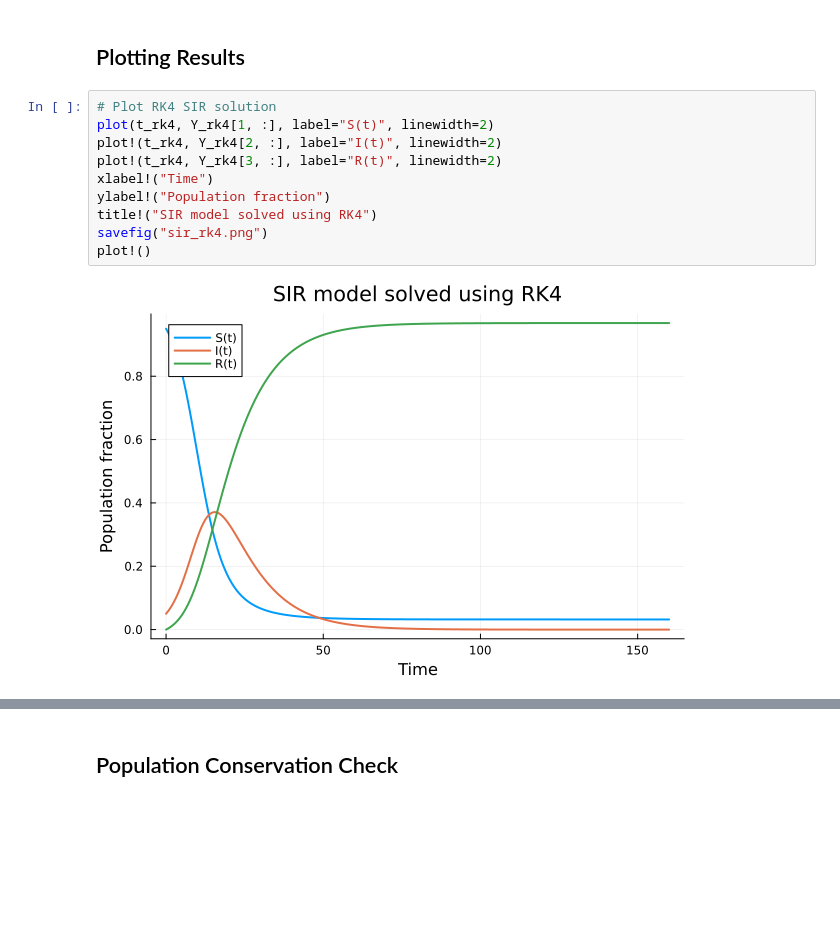
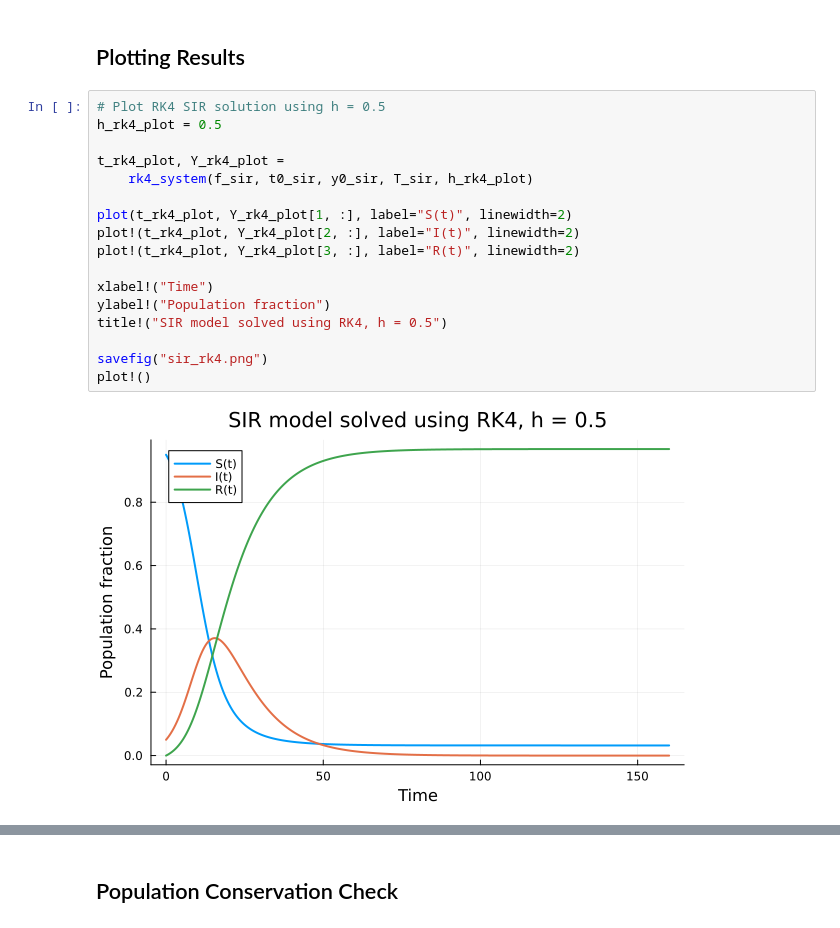
Before and after one commit to james-anders0n/MATH2064-ODE-Project, a Jupyter notebook: Final code for assignment.ipynb, the cells around one changed output, grey strips where cells are left out. Saved outputs shown, nothing was run; the diff lists cells and outputs as text; blank space fills up the shorter version.

```diff
--- a/Final code for assignment.ipynb
+++ b/Final code for assignment.ipynb
@@ -366,15 +382,22 @@ t_rk4, Y_rk4 = rk4_system(f_sir, t0_sir, y0_sir, T_sir, h_sir)
 # %% [markdown]
 ## Plotting Results
 # %%
-# Plot RK4 SIR solution
-plot(t_rk4, Y_rk4[1, :], label="S(t)", linewidth=2)
-plot!(t_rk4, Y_rk4[2, :], label="I(t)", linewidth=2)
-plot!(t_rk4, Y_rk4[3, :], label="R(t)", linewidth=2)
+# Plot RK4 SIR solution using h = 0.5
+h_rk4_plot = 0.5
+
+t_rk4_plot, Y_rk4_plot =
+    rk4_system(f_sir, t0_sir, y0_sir, T_sir, h_rk4_plot)
+
+plot(t_rk4_plot, Y_rk4_plot[1, :], label="S(t)", linewidth=2)
+plot!(t_rk4_plot, Y_rk4_plot[2, :], label="I(t)", linewidth=2)
+plot!(t_rk4_plot, Y_rk4_plot[3, :], label="R(t)", linewidth=2)
+
 xlabel!("Time")
 ylabel!("Population fraction")
-title!("SIR model solved using RK4")
+title!("SIR model solved using RK4, h = 0.5")
+
 savefig("sir_rk4.png")
 plot!()
 # %% [output]
-[figure, old version]
+[figure, new version]
 # %%
```
Also changed, not shown: parts of 6 cells of this notebook, 16 other files.
